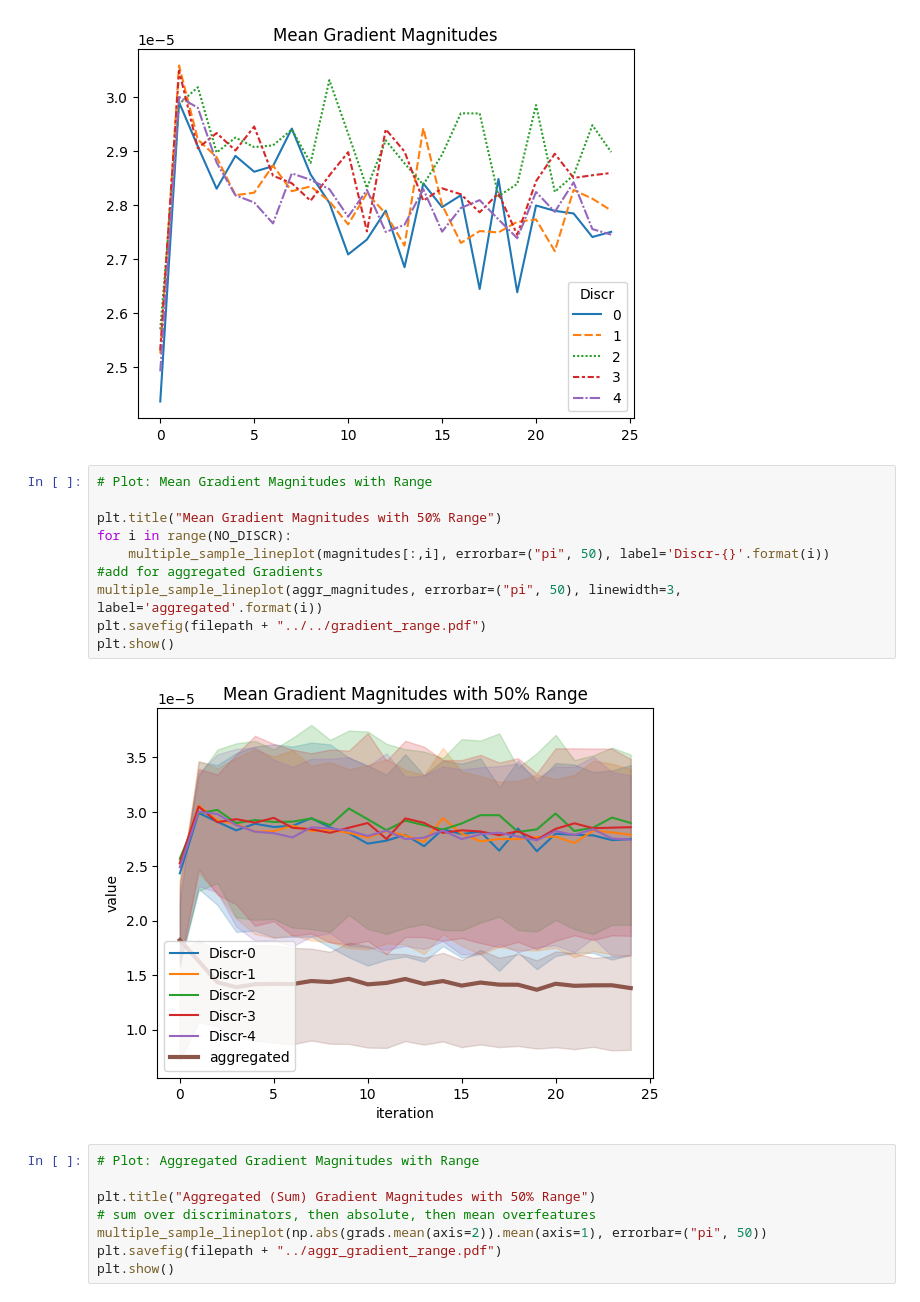
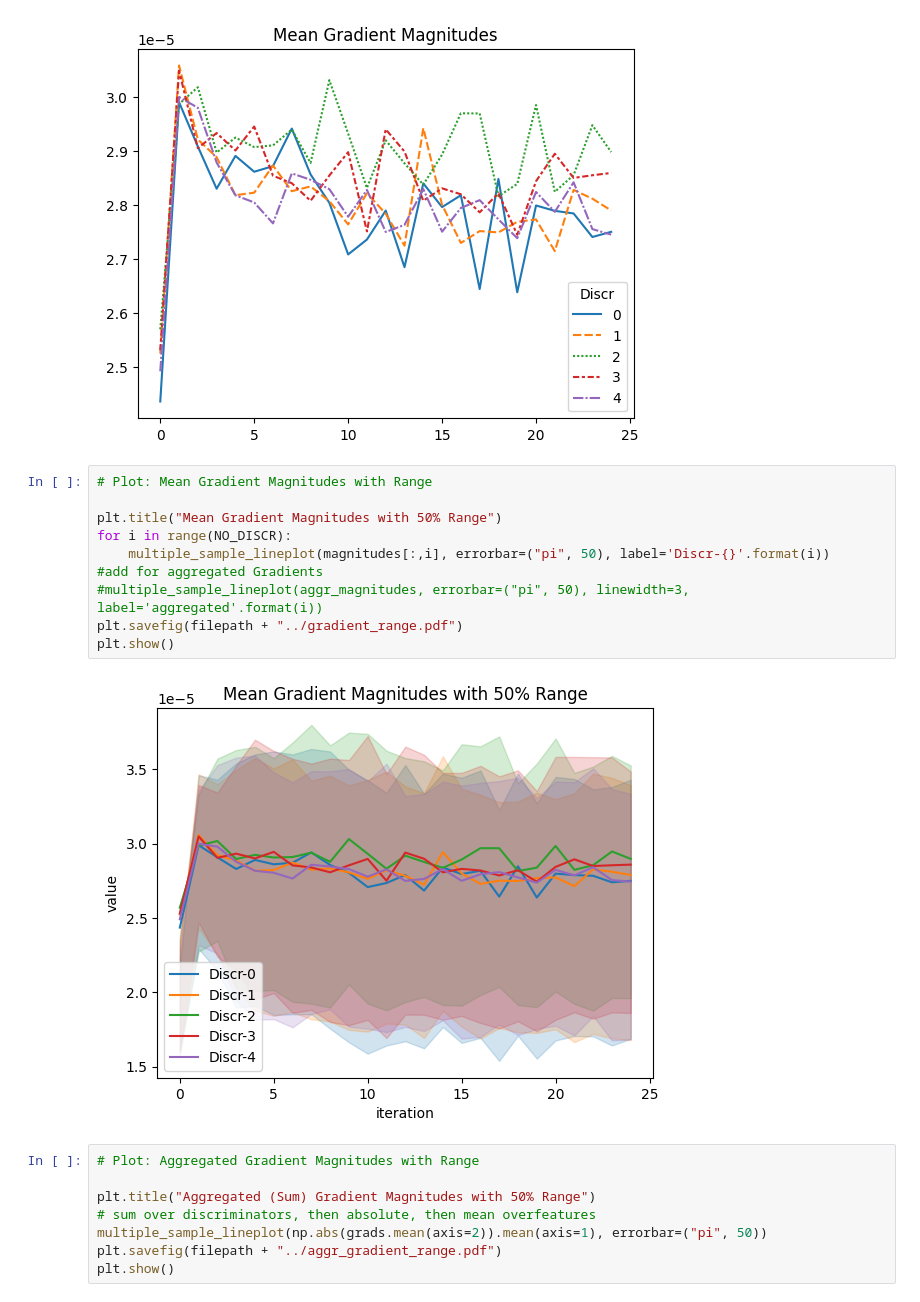
Before and after one commit to ben-schindler/CTGAN, a Jupyter notebook: notebooks/01_Ensemble_Analysis.ipynb, the cells around one changed output. Saved outputs shown, nothing was run; the diff lists cells and outputs as text.

```diff
--- a/notebooks/01_Ensemble_Analysis.ipynb
+++ b/notebooks/01_Ensemble_Analysis.ipynb
@@ -139,15 +139,15 @@ plt.show()
 # %%
 # Plot: Mean Gradient Magnitudes with Range
 
 plt.title("Mean Gradient Magnitudes with 50% Range")
 for i in range(NO_DISCR):
     multiple_sample_lineplot(magnitudes[:,i], errorbar=("pi", 50), label='Discr-{}'.format(i))
 #add for aggregated Gradients
-multiple_sample_lineplot(aggr_magnitudes, errorbar=("pi", 50), linewidth=3, label='aggregated'.format(i))
-plt.savefig(filepath + "../../gradient_range.pdf")
+#multiple_sample_lineplot(aggr_magnitudes, errorbar=("pi", 50), linewidth=3, label='aggregated'.format(i))
+plt.savefig(filepath + "../gradient_range.pdf")
 plt.show()
 # %% [output]
-[figure, old version]
+[figure, new version]
 # %%
 # Plot: Aggregated Gradient Magnitudes with Range
 
```
Also changed, not shown: parts of 2 cells of this notebook, 5 other files.
